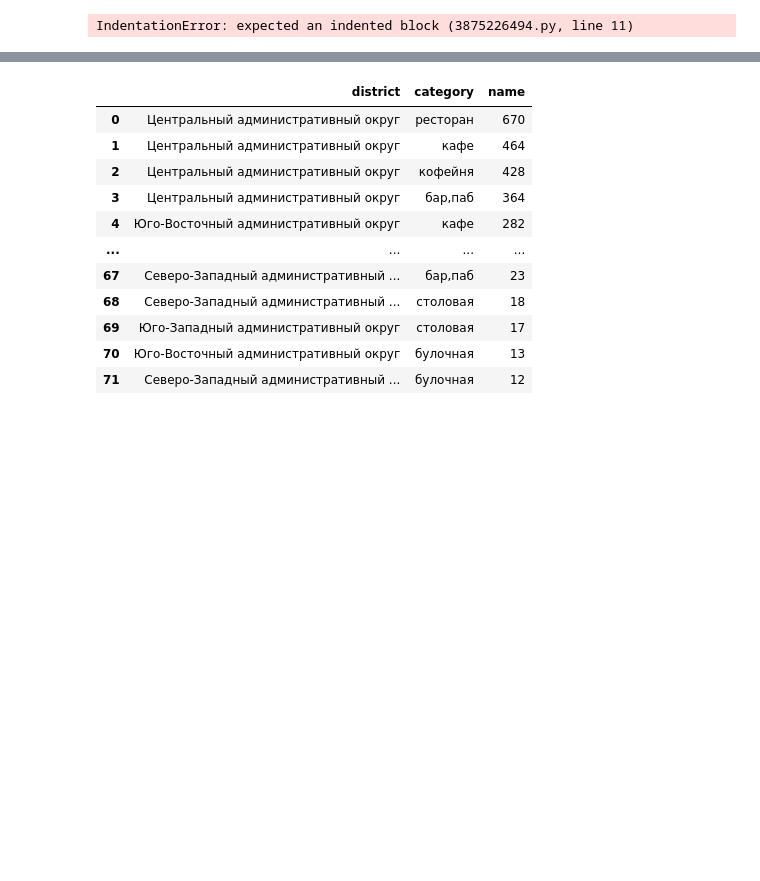
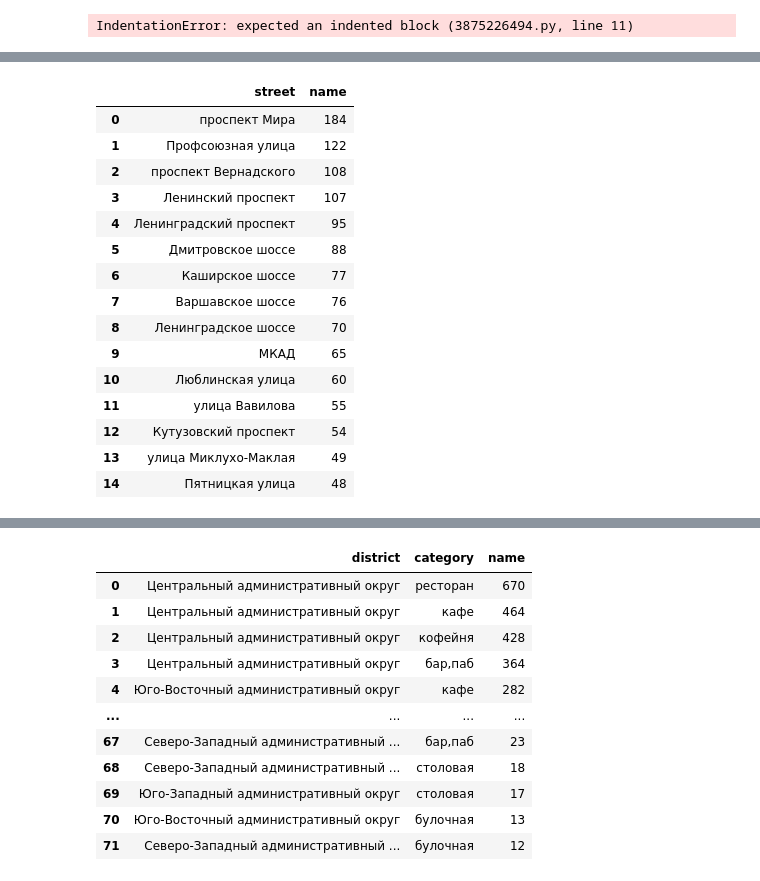
Before and after one commit to akirionenko/research-of-the-public-catering-market-in-Moscow-, a Jupyter notebook: project_11.ipynb, the cells around one changed output, grey strips where cells are left out. Cells and saved outputs as stored; diff of their text form; code cells hidden in the pictures; blank space fills up the shorter version.

```diff
--- a/project_11.ipynb
+++ b/project_11.ipynb
@@ -428,0 +436,23 @@ IndentationError: expected an indented block (3875226494.py, line 11)
+# %%
+#топ популярных улиц в Москве
+top_str = data.groupby(['street'], as_index = False)[['name']]\
+                .count().sort_values(by='name', ascending=False)\
+                .reset_index(drop=True).head(15)
+top_str
+# %% [output]
+|  | street | name |
+| 0 | проспект Мира | 184 |
+| 1 | Профсоюзная улица | 122 |
+| 2 | проспект Вернадского | 108 |
+| 3 | Ленинский проспект | 107 |
+| 4 | Ленинградский проспект | 95 |
+| 5 | Дмитровское шоссе | 88 |
+| 6 | Каширское шоссе | 77 |
+| 7 | Варшавское шоссе | 76 |
+| 8 | Ленинградское шоссе | 70 |
+| 9 | МКАД | 65 |
+| 10 | Люблинская улица | 60 |
+| 11 | улица Вавилова | 55 |
+| 12 | Кутузовский проспект | 54 |
+| 13 | улица Миклухо-Маклая | 49 |
+| 14 | Пятницкая улица | 48 |
```
Also changed, not shown: parts of 8 cells of this notebook.
